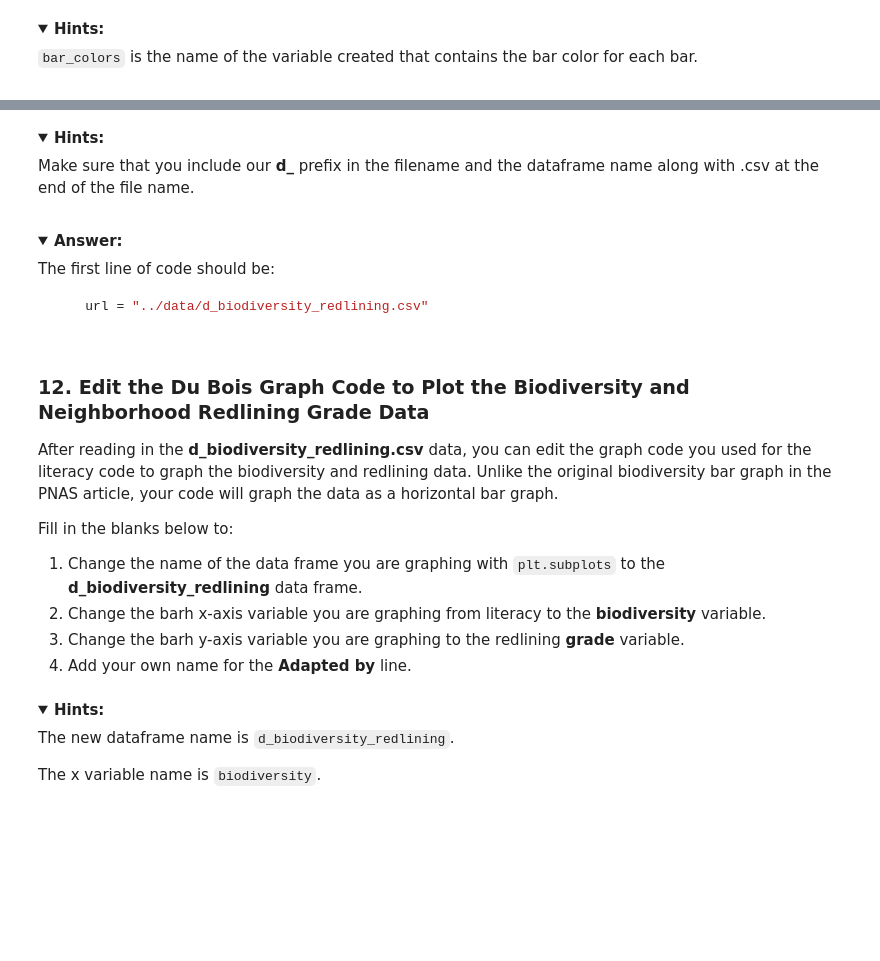
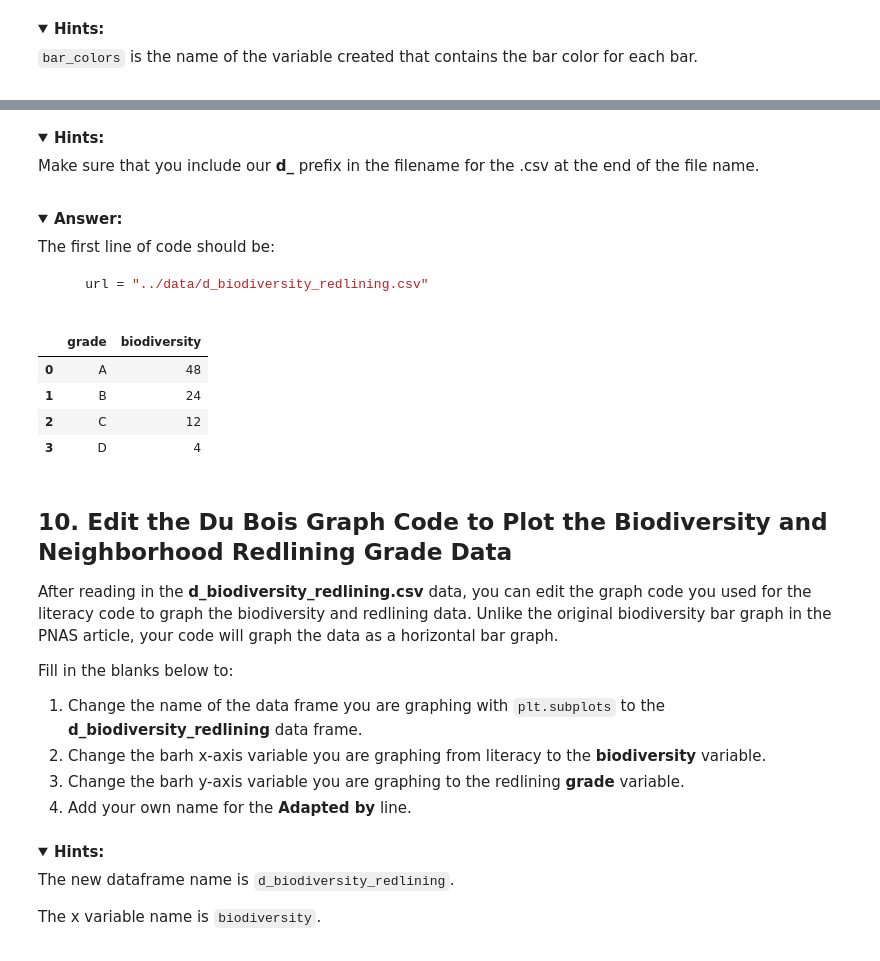
Before and after one commit to HigherEdData/dubois-jupyterlite, a Jupyter notebook: content/notebooks/py_literacy_biodiversity_bar.ipynb, the cells around one changed output, grey strips where cells are left out. Cells and saved outputs as stored; diff of their text form; code cells hidden in the pictures; folded sections open; blank space fills up the shorter version.

```diff
--- a/content/notebooks/py_literacy_biodiversity_bar.ipynb
+++ b/content/notebooks/py_literacy_biodiversity_bar.ipynb
@@ -441,7 +329,7 @@ Then the line of code **d_biodiversity_redlining** will display the diversity sc
 # %% [markdown]
 <details> <summary><strong>Hints:</strong></summary>
 
-Make sure that you include our **d_** prefix in the filename and the dataframe name along with .csv at the end of the file name.
+Make sure that you include our **d_** prefix in the filename for the .csv at the end of the file name.
 
 </details>
 # %% [markdown]
@@ -464,5 +345,18 @@ d_biodiversity_redlining
+# %%
+import pandas as pd
+import matplotlib.pyplot as plt
+
+df = pd.read_csv("../data/d__________________.csv")
+
+df
+# %% [output]
+|  | grade | biodiversity |
+| 0 | A | 48 |
+| 1 | B | 24 |
+| 2 | C | 12 |
+| 3 | D | 4 |
 # %% [markdown]
-### 12. Edit the Du Bois Graph Code to Plot the Biodiversity and Neighborhood Redlining Grade Data
+## 10. Edit the Du Bois Graph Code to Plot the Biodiversity and Neighborhood Redlining Grade Data
 
 After reading in the **d_biodiversity_redlining.csv** data, you can edit the graph code you used for the literacy code to graph the biodiversity and redlining data. Unlike the original biodiversity bar graph in the PNAS article, your code will graph the data as a horizontal bar graph.
 
```
Also changed, not shown: parts of 34 cells of this notebook, 3 other files.
